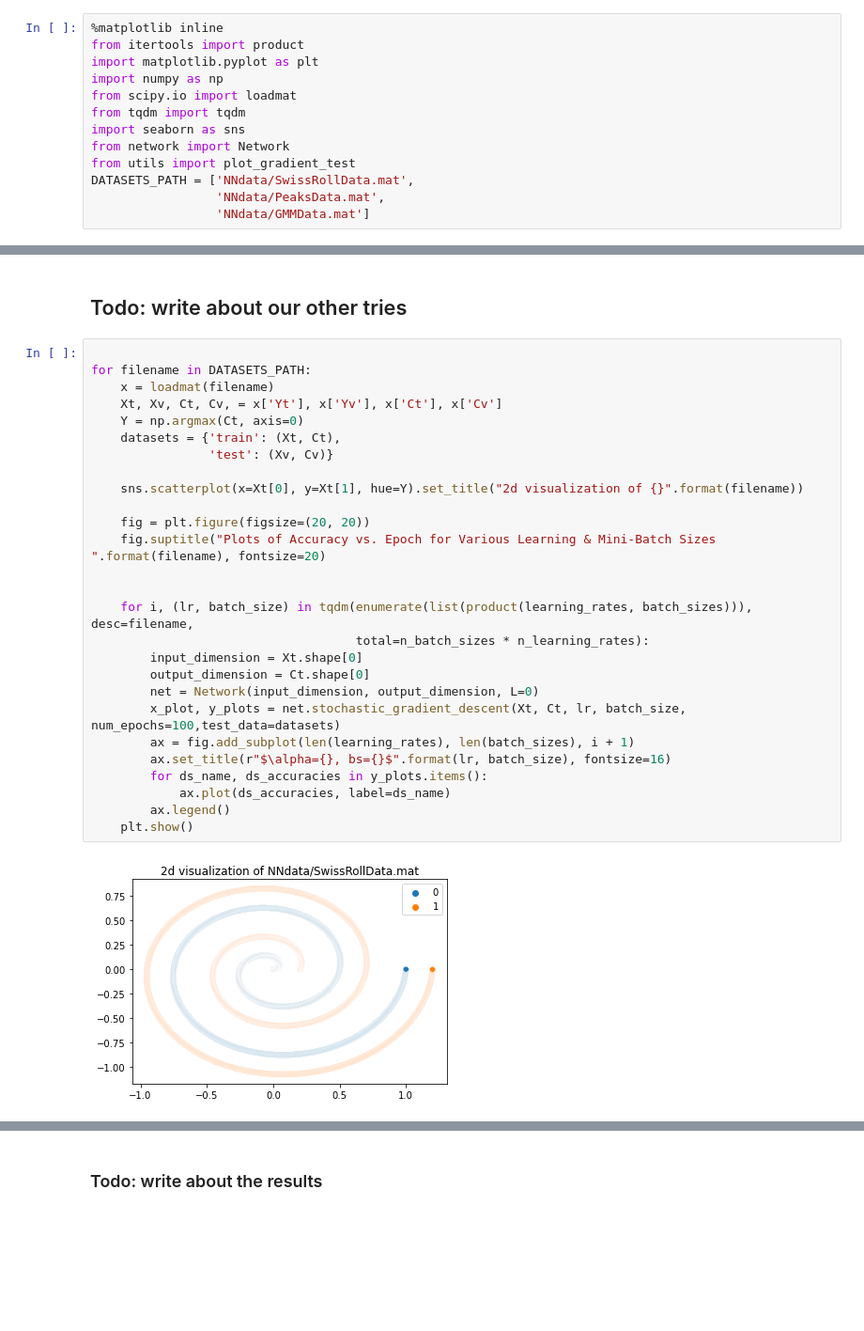
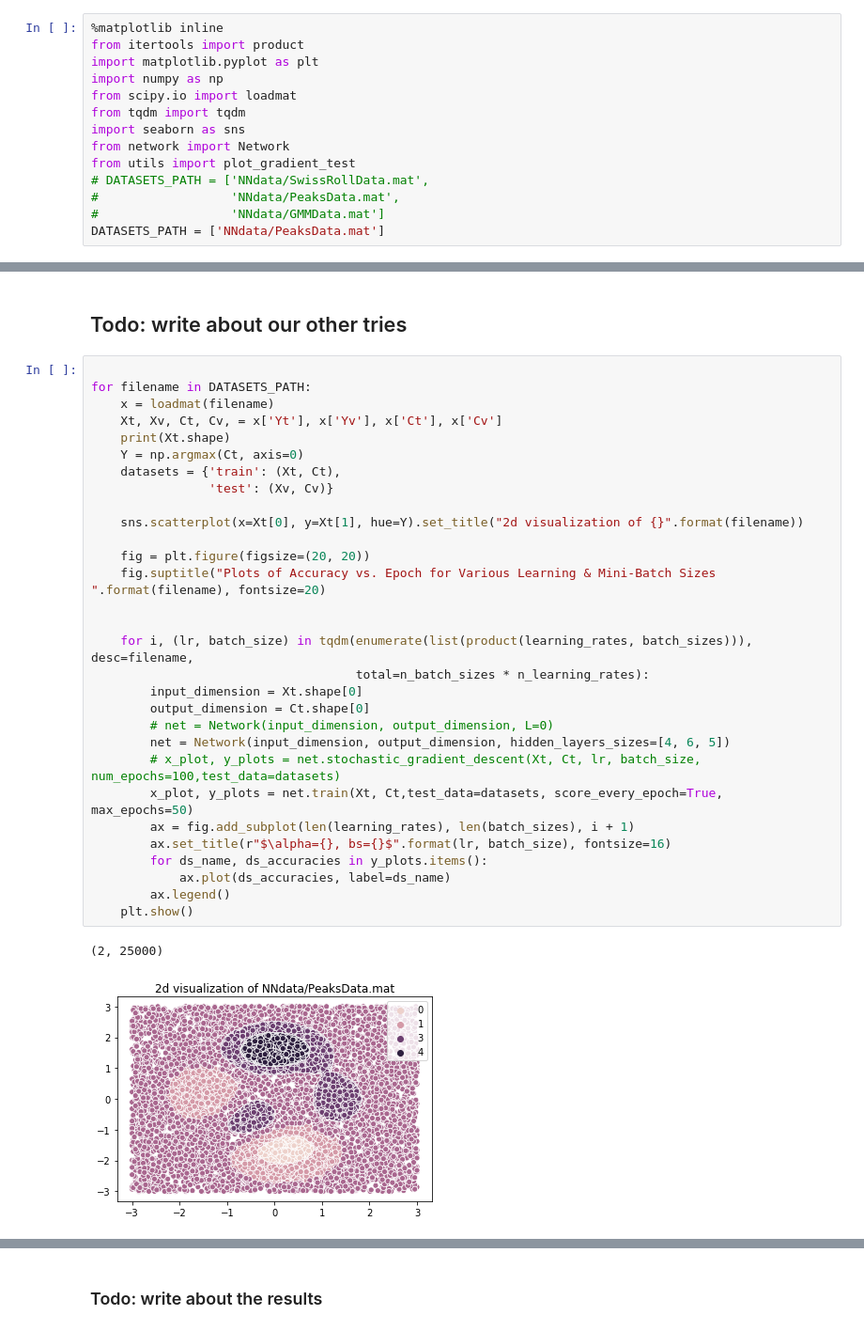
Before and after one commit to noamsgl/PDL201_HW1, a Jupyter notebook: final/Notebook.ipynb, the cells around one changed output, grey strips where cells are left out. Shown at 94% size. Saved outputs shown, nothing was run; the diff lists cells and outputs as text; blank space fills up the shorter version.

Commit message:
part 3 works on network with 1 layer and 4 layers

```diff
--- a/final/Notebook.ipynb
+++ b/final/Notebook.ipynb
@@ -17,9 +17,10 @@ from tqdm import tqdm
 import seaborn as sns
 from network import Network
 from utils import plot_gradient_test
-DATASETS_PATH = ['NNdata/SwissRollData.mat',
-                 'NNdata/PeaksData.mat',
-                 'NNdata/GMMData.mat']
+# DATASETS_PATH = ['NNdata/SwissRollData.mat',
+#                  'NNdata/PeaksData.mat',
+#                  'NNdata/GMMData.mat']
+DATASETS_PATH = ['NNdata/PeaksData.mat']
 # %% [markdown]
 # Task 1
 
@@ -75,29 +76,33 @@ Mini-Batch Sizes: [ 16  32  64 128]
 # %%
 
 for filename in DATASETS_PATH:
     x = loadmat(filename)
     Xt, Xv, Ct, Cv, = x['Yt'], x['Yv'], x['Ct'], x['Cv']
+    print(Xt.shape)
     Y = np.argmax(Ct, axis=0)
     datasets = {'train': (Xt, Ct),
                 'test': (Xv, Cv)}
 
     sns.scatterplot(x=Xt[0], y=Xt[1], hue=Y).set_title("2d visualization of {}".format(filename))
 
     fig = plt.figure(figsize=(20, 20))
     fig.suptitle("Plots of Accuracy vs. Epoch for Various Learning & Mini-Batch Sizes ".format(filename), fontsize=20)
 
 
     for i, (lr, batch_size) in tqdm(enumerate(list(product(learning_rates, batch_sizes))), desc=filename,
                                     total=n_batch_sizes * n_learning_rates):
         input_dimension = Xt.shape[0]
         output_dimension = Ct.shape[0]
-        net = Network(input_dimension, output_dimension, L=0)
-        x_plot, y_plots = net.stochastic_gradient_descent(Xt, Ct, lr, batch_size, num_epochs=100,test_data=datasets)
+        # net = Network(input_dimension, output_dimension, L=0)
+        net = Network(input_dimension, output_dimension, hidden_layers_sizes=[4, 6, 5])
+        # x_plot, y_plots = net.stochastic_gradient_descent(Xt, Ct, lr, batch_size, num_epochs=100,test_data=datasets)
+        x_plot, y_plots = net.train(Xt, Ct,test_data=datasets, score_every_epoch=True, max_epochs=50)
         ax = fig.add_subplot(len(learning_rates), len(batch_sizes), i + 1)
         ax.set_title(r"$\alpha={}, bs={}$".format(lr, batch_size), fontsize=16)
         for ds_name, ds_accuracies in y_plots.items():
             ax.plot(ds_accuracies, label=ds_name)
         ax.legend()
     plt.show()
 # %% [output]
+(2, 25000)
-[figure, old version]
+[figure, new version]
```
Also changed, not shown: parts of 2 cells of this notebook, 3 other files.
